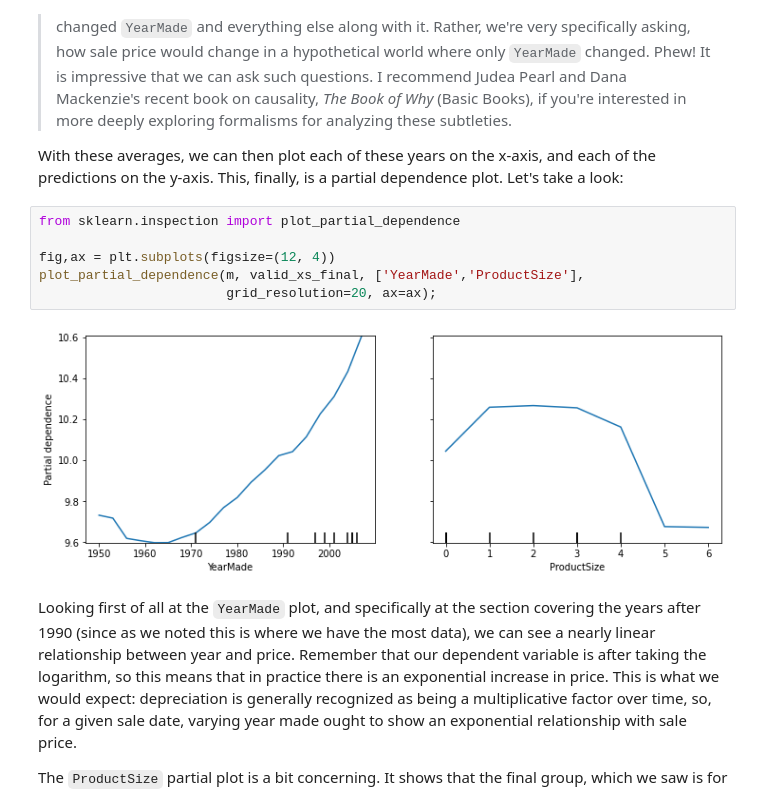
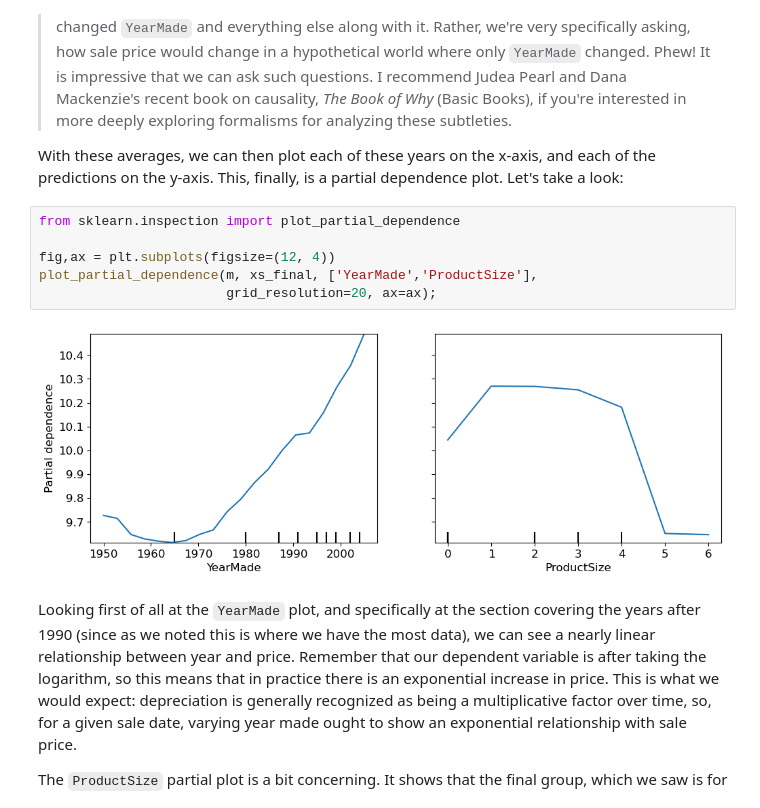
Before and after one commit to modsoussi/fastai, a Jupyter notebook: fastbook/09_tabular.ipynb, the cells around one changed output. Cells and saved outputs as stored; diff of their text form.

```diff
--- a/fastbook/09_tabular.ipynb
+++ b/fastbook/09_tabular.ipynb
@@ -858,11 +853,11 @@ With these averages, we can then plot each of these years on the x-axis, and eac
 # %%
 from sklearn.inspection import plot_partial_dependence
 
 fig,ax = plt.subplots(figsize=(12, 4))
-plot_partial_dependence(m, valid_xs_final, ['YearMade','ProductSize'],
+plot_partial_dependence(m, xs_final, ['YearMade','ProductSize'],
                         grid_resolution=20, ax=ax);
 # %% [output]
-[figure, old version]
+[figure, new version]
 # %% [markdown]
 Looking first of all at the `YearMade` plot, and specifically at the section covering the years after 1990 (since as we noted this is where we have the most data), we can see a nearly linear relationship between year and price. Remember that our dependent variable is after taking the logarithm, so this means that in practice there is an exponential increase in price. This is what we would expect: depreciation is generally recognized as being a multiplicative factor over time, so, for a given sale date, varying year made ought to show an exponential relationship with sale price.
 
```
Also changed, not shown: parts of 27 cells of this notebook.
